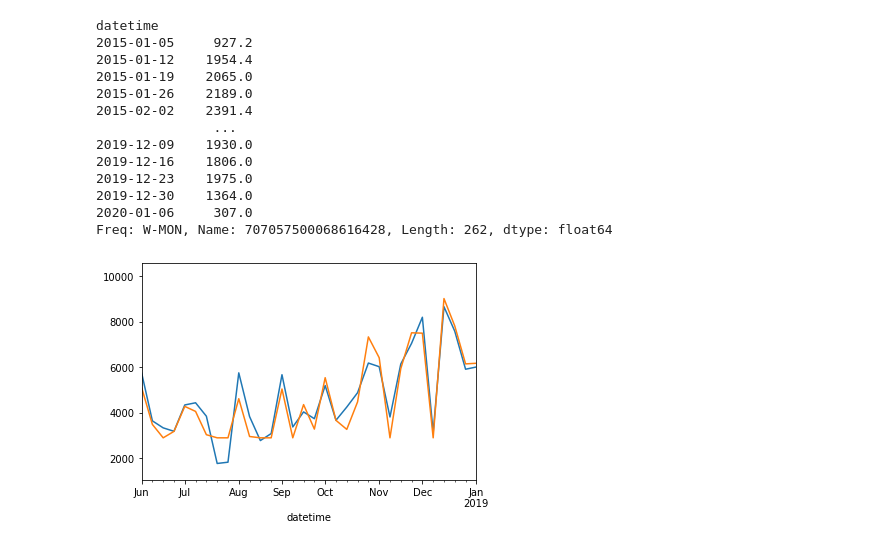
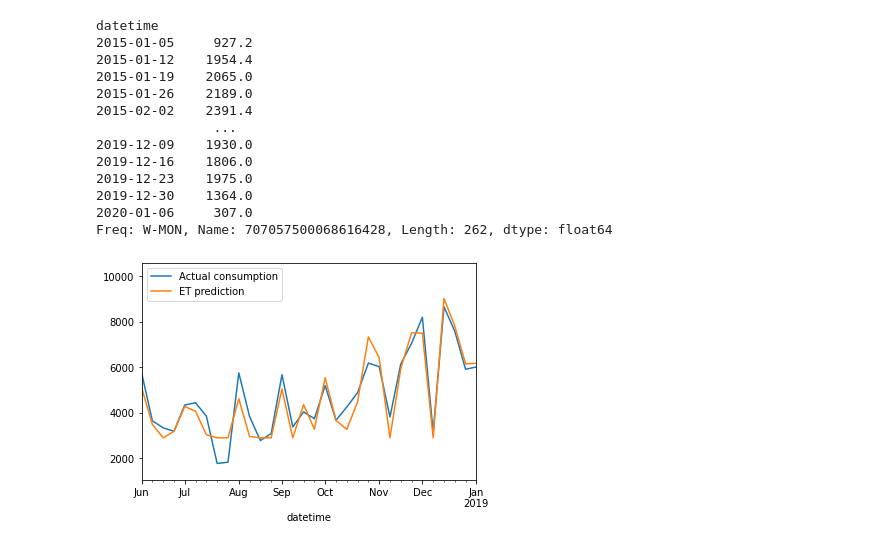
Before and after one commit to dagokl/trdk02_energy_consumption, a Jupyter notebook: notebooks/et.ipynb, the cells around one changed output. Saved outputs shown, nothing was run; the diff lists cells and outputs as text; code cells hidden in the pictures.

Commit message:
some plots and improve et prediction for low temps

```diff
--- a/notebooks/et.ipynb
+++ b/notebooks/et.ipynb
@@ -31,11 +31,6 @@ Navn                      Voldsminde bhg 18.12.2016 HL
 Name: 278, dtype: object
 # %%
 def linear_interpolation(x, x0, y0, x1, y1):
-    if x == x0:
-        return y0
-    if x == x1:
-        return y1
-
     slope = (y1 - y0) / (x1 - x0)
     return y0 + (x - x0) * slope
 
@@ -49,7 +44,7 @@ class et_curve():
         if temperature < self.dx[0]:
             print(f'{temperature} is below range, lowest point is ({self.dx[0]}, {self.dy[0]})')
             # TODO improve this prediction
-            return self.dy[0]
+            return linear_interpolation(temperature, self.dx[0], self.dy[0], self.dx[1], self.dy[1])
         if temperature > self.dx[-1]:
             print(f'{temperature} is above range, highest point is ({self.dx[-1]}, {self.dy[-1]})')
             return self.dy[-1]
@@ -59,3 +54,17 @@ class et_curve():
                 return linear_interpolation(temperature, self.dx[i], self.dy[i], self.dx[i+1], self.dy[i+1])
 
         return None
+# %%
+# test linear interpolation
+point1 = (-5, 10)
+point2 = (5, 13)
+
+plt.plot(point1[0], point1[1], 'rx', markersize=16)
+plt.plot(point2[0], point2[1], 'rx', markersize=16)
+
+for x in range(-10, 10):
+    y = linear_interpolation(x, point1[0], point1[1], point2[0], point2[1])
+    plt.plot(x, y, 'go')
+
+
+plt.show()
@@ -156,9 +174,10 @@ et_prediction_weekly = temp_voll_weekly_mean.apply(test_et.expected)
 # %%
 start_plot = datetime(2018, 6, 1, 1)
 stop_plot = datetime(2019, 1, 1, 0)
 
-energy_consumption_weekly_series.plot(xlim=(start_plot, stop_plot))
-et_prediction_weekly.plot(xlim=(start_plot, stop_plot))
+consumption_subplot = energy_consumption_weekly_series.plot(xlim=(start_plot, stop_plot))
+prediction_subplot = et_prediction_weekly.plot(xlim=(start_plot, stop_plot))
+plt.legend(['Actual consumption', 'ET prediction'])
 plt.show()
 # %% [output]
-[figure, old version]
+[figure, new version]
```
Also changed, not shown: parts of 4 cells of this notebook.
